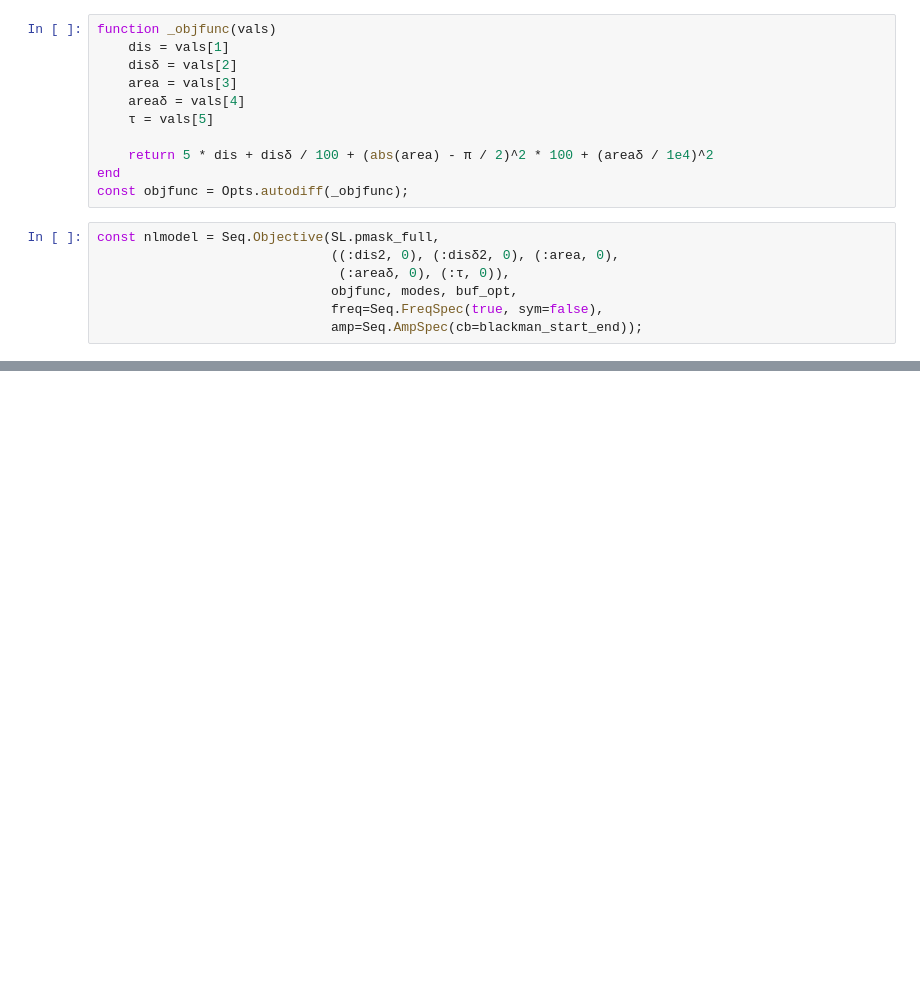
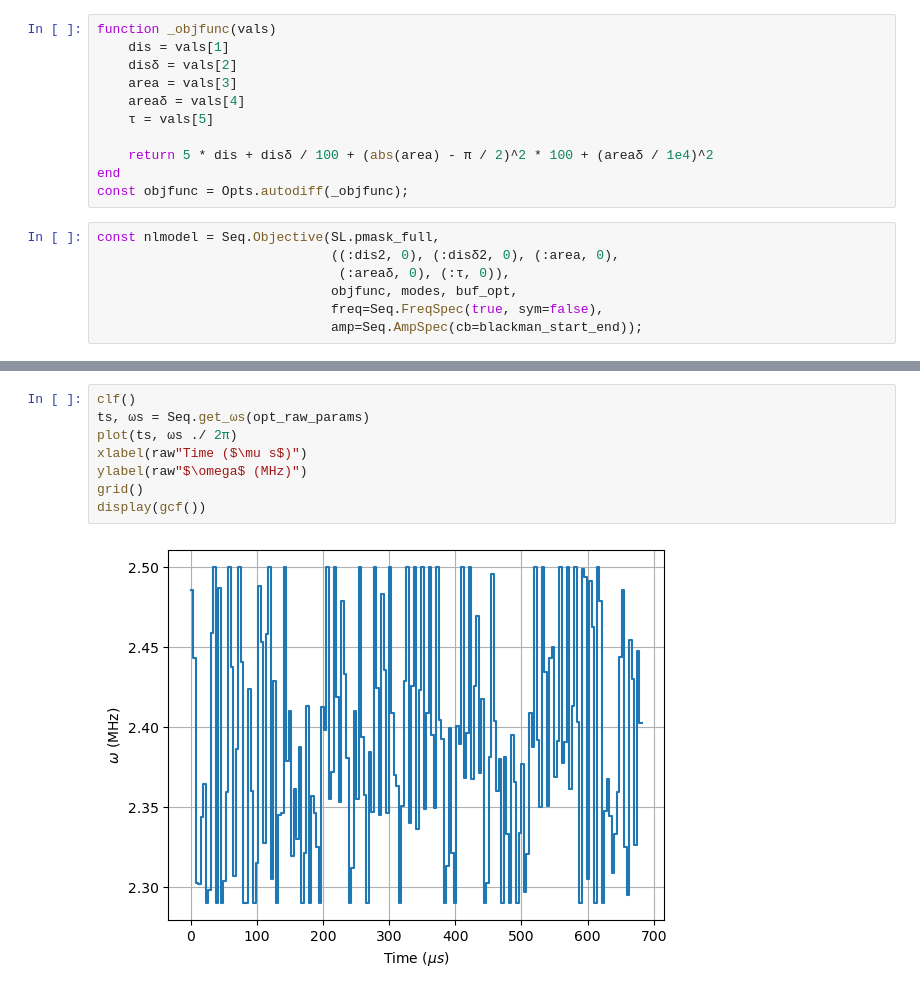
Before and after one commit to euriqa-brassboard/GoldGates.jl, a Jupyter notebook: notebooks/072125_13ion_gates.ipynb, the cells around one changed output, grey strips where cells are left out. Saved outputs shown, nothing was run; the diff lists cells and outputs as text; blank space fills up the shorter version.

```diff
--- a/notebooks/072125_13ion_gates.ipynb
+++ b/notebooks/072125_13ion_gates.ipynb
@@ -122,0 +148,10 @@ end
+# %%
+clf()
+ts, ωs = Seq.get_ωs(opt_raw_params)
+plot(ts, ωs ./ 2π)
+xlabel(raw"Time ($\mu s$)")
+ylabel(raw"$\omega$ (MHz)")
+grid()
+display(gcf())
+# %% [output]
+[figure, added]
```
Also changed, not shown: parts of 14 cells of this notebook.
